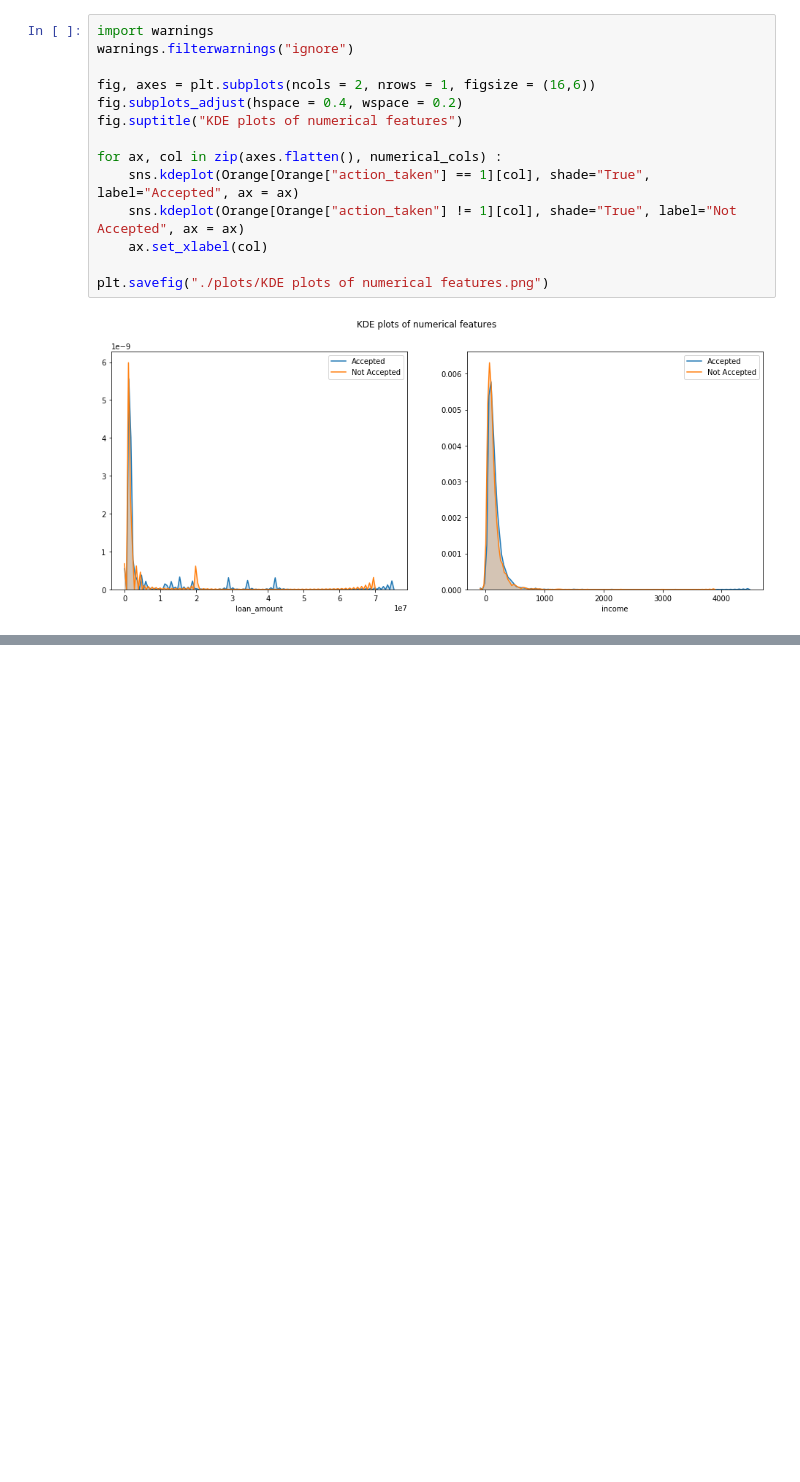
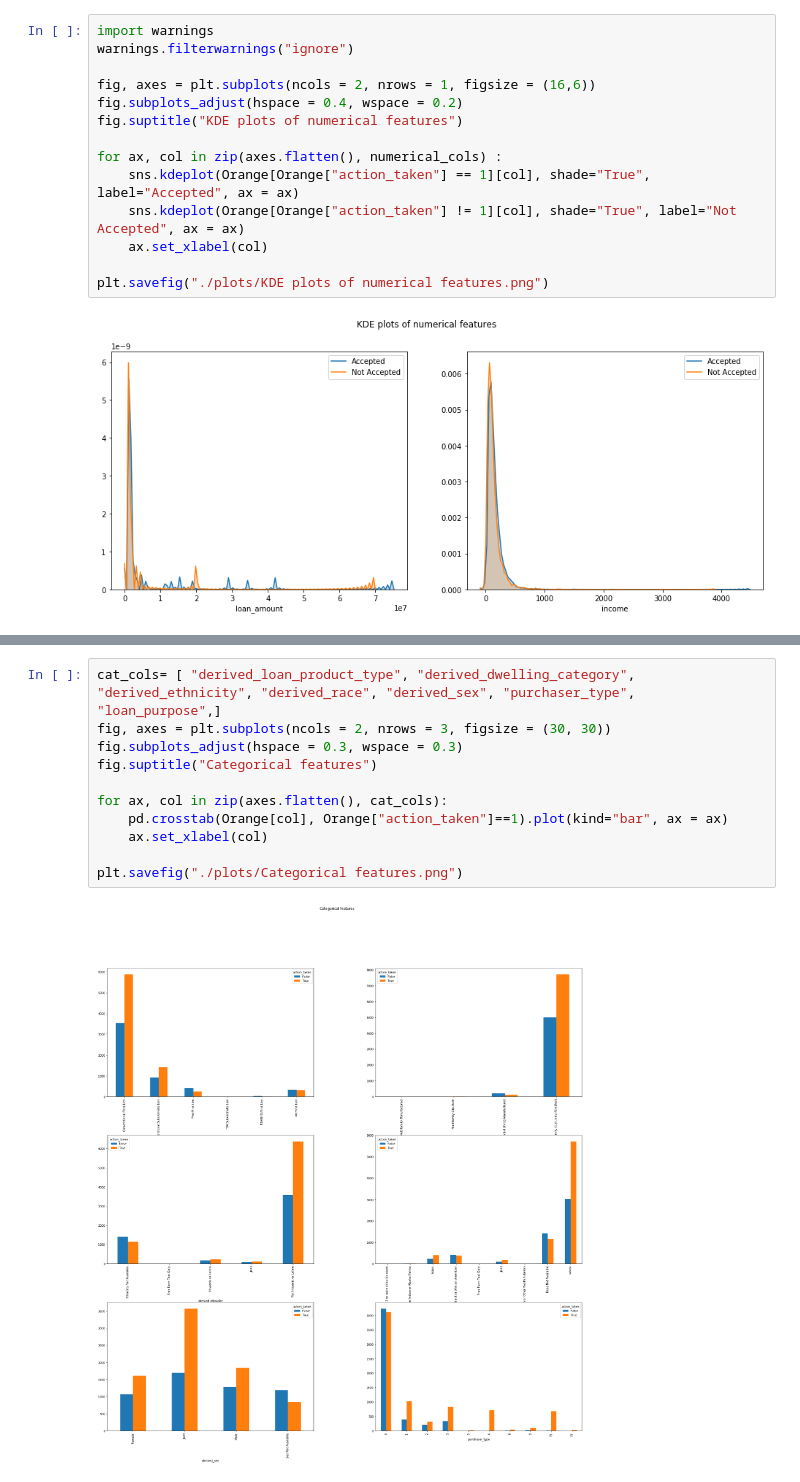
Before and after one commit to Carolina-Data-Challenge/ICMM, a Jupyter notebook: EDA.ipynb, the cells around one changed output, grey strips where cells are left out. Cells and saved outputs as stored; diff of their text form; blank space fills up the shorter version.

Commit message:
add cat feature plots

```diff
--- a/EDA.ipynb
+++ b/EDA.ipynb
@@ -121,0 +108,13 @@ Name: applicant_age, Length: 5226, dtype: object
+# %%
+cat_cols= [ "derived_loan_product_type", "derived_dwelling_category", "derived_ethnicity", "derived_race", "derived_sex", "purchaser_type", "loan_purpose",]
+fig, axes = plt.subplots(ncols = 2, nrows = 3, figsize = (30, 30))
+fig.subplots_adjust(hspace = 0.3, wspace = 0.3)
+fig.suptitle("Categorical features")
+
+for ax, col in zip(axes.flatten(), cat_cols):
+    pd.crosstab(Orange[col], Orange["action_taken"]==1).plot(kind="bar", ax = ax)
+    ax.set_xlabel(col)
+
+plt.savefig("./plots/Categorical features.png")
+# %% [output]
+[figure, added]
```
Also changed, not shown: parts of 1 cell of this notebook.
